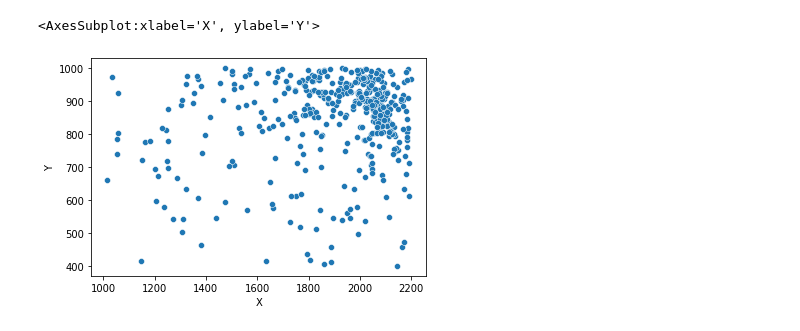
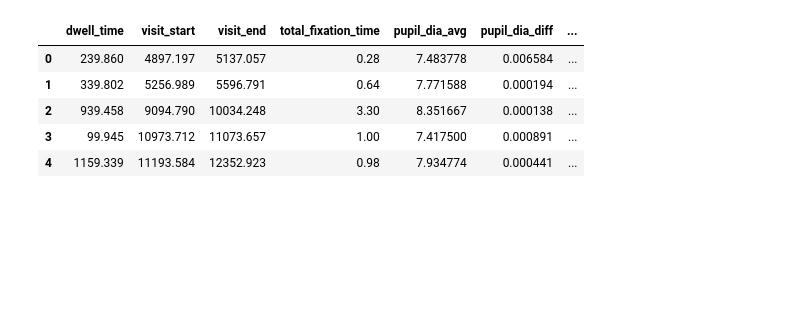
Before and after one commit to Tuur123/StageHITlab, a Jupyter notebook: Eyenalasys/research.ipynb, the cells around one changed output. Cells and saved outputs as stored; diff of their text form; code cells hidden in the pictures; blank space fills up the shorter version.

```diff
--- a/Eyenalasys/research.ipynb
+++ b/Eyenalasys/research.ipynb
@@ -80,7 +8,17 @@ len(visits)
-# %%
-visits = np.array(visits, dtype=object)
-# %%
-sns.scatterplot(x=export['X'], y=export['Y'])
-# %% [output]
-<AxesSubplot:xlabel='X', ylabel='Y'>
-[figure, removed]
+# %%
+export = export[export['X'] >= 0]
+export = export[export['Y'] >= 0]
+export = export[export['X'] <= 4225]
+export = export[export['Y'] <= 1560]
+
+interval_min = 0
+interval_max = 1920
+export['X'] = (export['X'] - np.min(export['X'])) / (np.max(export['X']) - np.min(export['X'])) * (interval_max - interval_min) + interval_min
+
+interval_min = 0
+interval_max = 1060
+export['Y'] = (export['Y'] - np.min(export['Y'])) / (np.max(export['Y']) - np.min(export['Y'])) * (interval_max - interval_min) + interval_min
+
+
+x1, y1, w, h = 965.0, 374.0, 1277.0, 632.0
+aois = [(965.0, 374.0, 1277.0, 632.0), (597.0, 582.0, 877.0, 827.0), (1396.0, 524.0, 1677.0, 796.0)]
@@ -86,0 +129,4 @@ sns.scatterplot(x=export['X'], y=export['Y'])
+# %%
+aoi_data = []
+for aoi in aois:
+    aoi_data.append(Calc(*aoi))
@@ -86,0 +142,9 @@ sns.scatterplot(x=export['X'], y=export['Y'])
+# %%
+aoi_data[0].head()
+# %% [output]
+|  | dwell_time | visit_start | visit_end | total_fixation_time | pupil_dia_avg | pupil_dia_diff | ... |
+| 0 | 239.860 | 4897.197 | 5137.057 | 0.28 | 7.483778 | 0.006584 | ... |
+| 1 | 339.802 | 5256.989 | 5596.791 | 0.64 | 7.771588 | 0.000194 | ... |
+| 2 | 939.458 | 9094.790 | 10034.248 | 3.30 | 8.351667 | 0.000138 | ... |
+| 3 | 99.945 | 10973.712 | 11073.657 | 1.00 | 7.417500 | 0.000891 | ... |
+| 4 | 1159.339 | 11193.584 | 12352.923 | 0.98 | 7.934774 | 0.000441 | ... |
```
Also changed, not shown: parts of 12 cells of this notebook, 4 other files.
